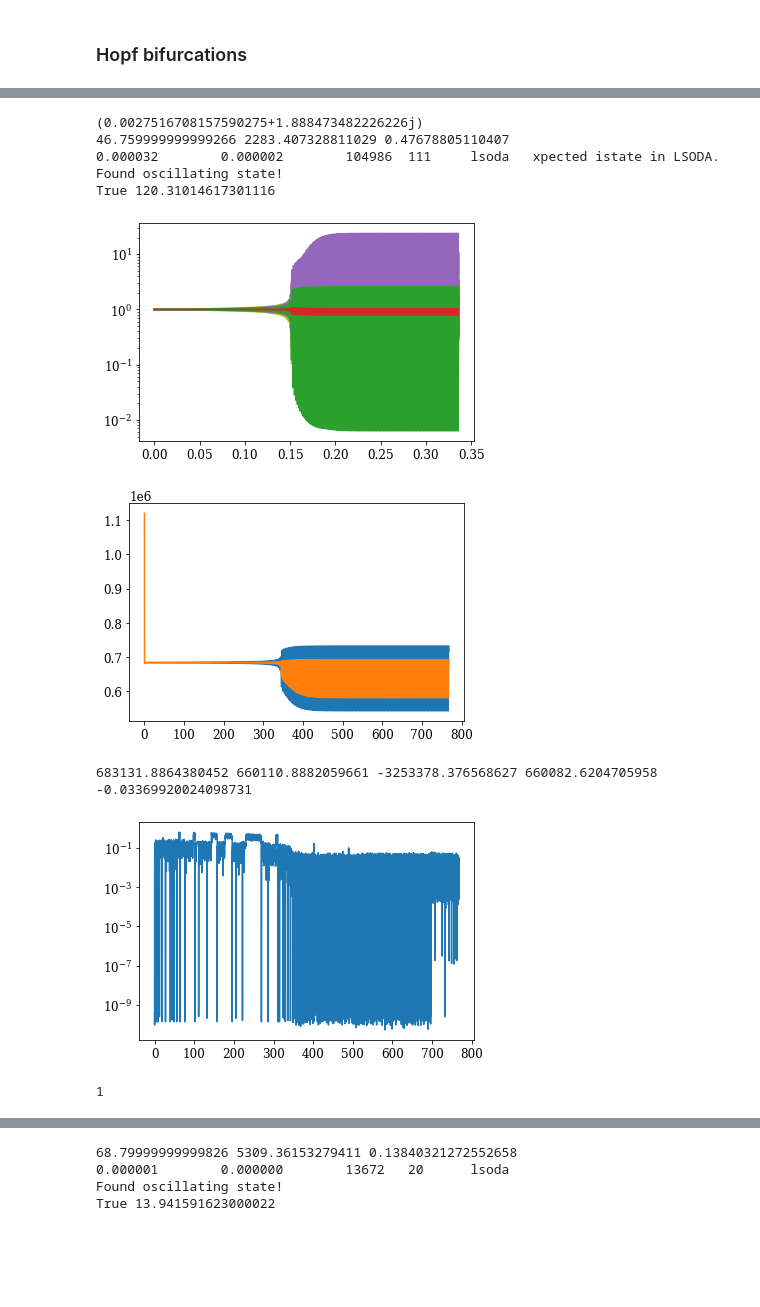
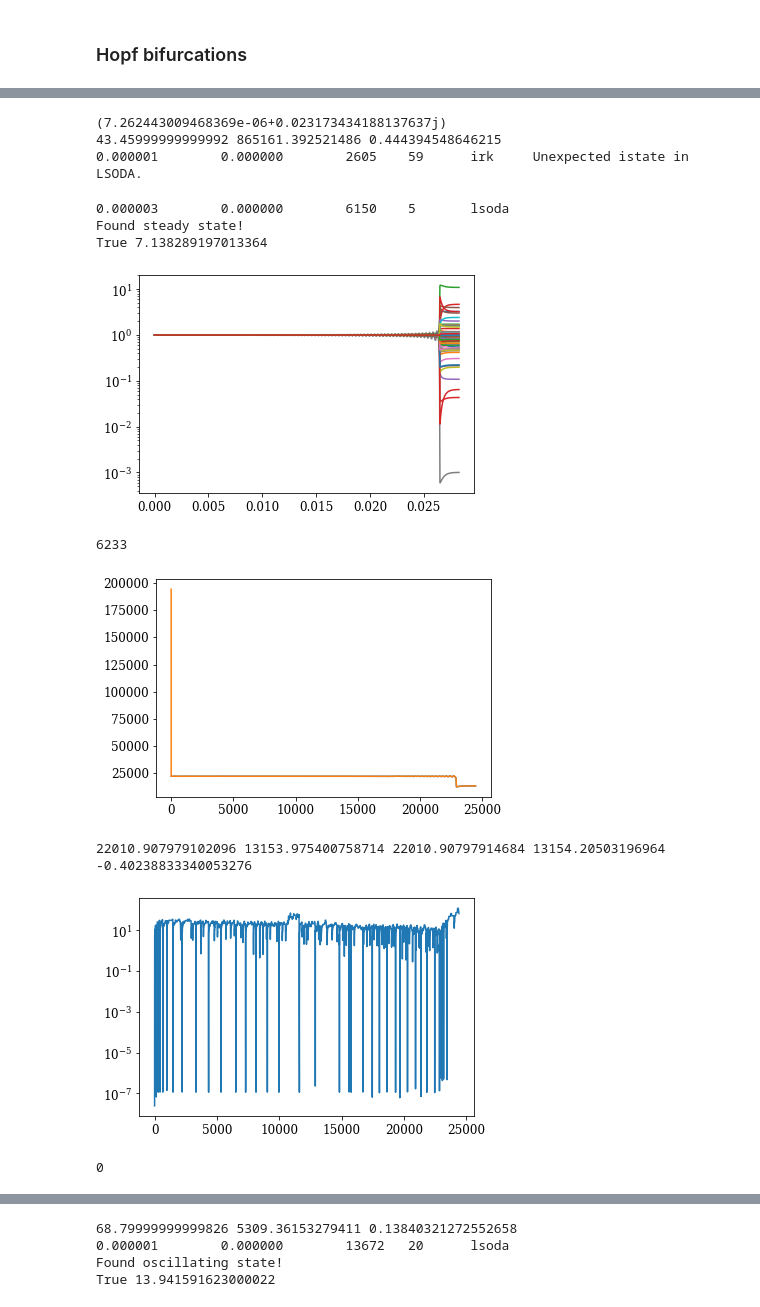
Before and after one commit to znicolaou/rmtchem, a Jupyter notebook: rmtchem.ipynb, the cells around one changed output, grey strips where cells are left out. Saved outputs shown, nothing was run; the diff lists cells and outputs as text; code cells hidden in the pictures; blank space fills up the shorter version.

```diff
--- a/rmtchem.ipynb
+++ b/rmtchem.ipynb
@@ -121,10 +121,10 @@ True 0.9359208050009329
 imp.reload(rmtchem)
 n=64
 nr=int(0.5*n*np.log(n))
-nd=int(0.1*n)
+nd=int(0.05*n)
 na=0
 seed=21
-seed=13
+seed=750
 print(n,nr,nd,na,seed)
 
 np.random.seed(seed)
@@ -146,7 +146,7 @@ XD1,XD2,inds=rmtchem.get_drive(eta,nu,k,G,d0,nd)
 X0=np.exp(-G)
 start=timeit.default_timer()
 
-Xs,epsilons,evals,bif=rmtchem.quasistatic(X0, eta, nu, k, XD1, XD2, d1min,d1max,d1min,1e-2,output=2,stop=True)
+Xs,epsilons,evals,bif=rmtchem.quasistatic(X0, eta, nu, k, XD1, XD2, d1min,d1max,d1min,1e-2,output=2,stop=False)
 
 plt.figure()
 inds1=np.where(np.max(np.real(evals),axis=1)<0)[0]
@@ -201,6 +197,8 @@ print(sol.x[0],ep)
 imp.reload(rmtchem)
 m0=np.where(np.max(np.real(evals),axis=1)>0)[0][0]
 X0=Xs[m0]
+sd1=rmtchem.Sdot(rmtchem.rates(X0,eta,nu,k))
+wd1=rmtchem.Wdot(X0, G, (1+epsilons[m0])*XD1, XD2)
 epsilon=epsilons[m0]+1e-2
 ev,evec=np.linalg.eig(rmtchem.jac(0,X0,eta,nu,k,(1+epsilon)*XD1, XD2))
 ind=np.argmax(np.real(ev))
@@ -208,42 +206,43 @@ print(ev[ind])
 tscale=2*np.pi/np.abs(np.real(ev[np.argmin(np.abs(np.real(ev)))]))
 dt=100/np.max(np.abs(rmtchem.func(0,X0,eta,nu,k,(1+epsilon)*XD1, XD2)/X0))
 print(epsilon,tscale,dt)
 start=timeit.default_timer()
 ts,Xts,success,m0,state=rmtchem.integrate(X0,eta,nu,k,(1+epsilon)*XD1,XD2,1e4*tscale,dt,output=True,cont=False)
 # ts,Xts,success,m0,state=rmtchem.integrate(X0,eta,nu,k,(1+epsilon)*XD1,XD2,tscale,dt,output=True)
 stop=timeit.default_timer()
 print(success,stop-start)
 
 plt.yscale('log')
 plt.plot(ts/tscale,np.transpose(Xts)/X0)
 plt.show()
 sd=[rmtchem.Sdot(rmtchem.rates(Xts[:,i],eta,nu,k)) for i in range(len(ts))]
 wd=[rmtchem.Wdot(Xts[:,i],G,(1+epsilon)*XD1,XD2) for i in range(len(ts))]
-sd1=rmtchem.Sdot(rmtchem.rates(X0,eta,nu,k))
-wd1=rmtchem.Wdot(X0, G, (1+epsilon-1e-1)*XD1, XD2)
+print(m0)
 sd2=np.sum(np.diff(ts)[m0-1:]*sd[m0:])/np.sum(np.diff(ts)[m0-1:])
 wd2=np.sum(np.diff(ts)[m0-1:]*wd[m0:])/ np.sum(np.diff(ts)[m0-1:])
 plt.plot(ts,sd)
 plt.plot(ts,wd)
 plt.show()
 print(sd1, sd2, wd1, wd2, (sd2-sd1)/sd1)
 
 plt.yscale('log')
 plt.plot(ts[:-1],np.diff(ts)/dt)
 plt.show()
 print(state)
 plt.plot(ts[m0:]/tscale,np.linalg.norm(Xts,axis=0)[m0:])
 plt.show()
 plt.plot(Xts[0,m0:],Xts[1,m0:],linewidth=0.1)
 plt.show()
 # %% [output]
-(0.0027516708157590275+1.888473482226226j)
-46.759999999999266 2283.407328811029 0.47678805110407
-0.000032        0.000002        104986  111     lsoda   xpected istate in LSODA.
-Found oscillating state!
-True 120.31014617301116
+(7.262443009468369e-06+0.023173434188137637j)
+43.45999999999992 865161.392521486 0.444394548646215
+0.000001        0.000000        2605    59      irk     Unexpected istate in LSODA.
+0.000003        0.000000        6150    5       lsoda
+Found steady state!
+True 7.138289197013364
-[figure, old version]
+[figure, new version]
+6233
-[figure, old version]
+[figure, new version]
-683131.8864380452 660110.8882059661 -3253378.376568627 660082.6204705958 -0.03369920024098731
+22010.907979102096 13153.975400758714 22010.90797914684 13154.20503196964 -0.40238833340053276
-[figure, old version]
+[figure, new version]
-1
+0
```
Also changed, not shown: parts of 6 cells of this notebook, 1 other file.
